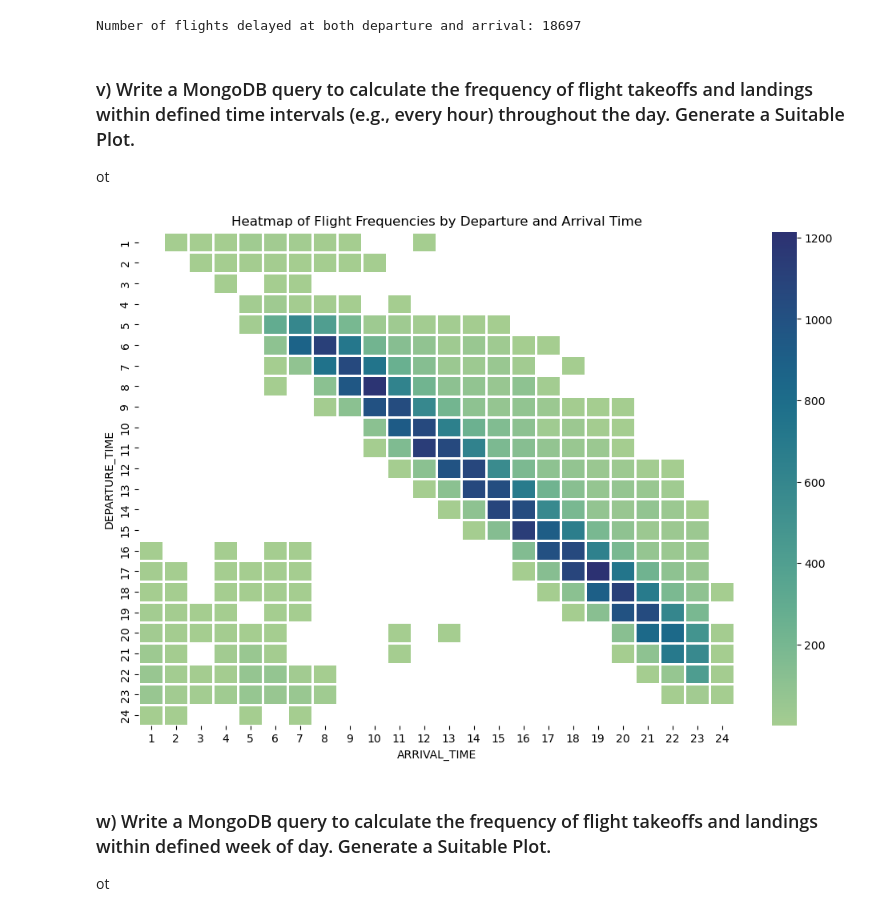
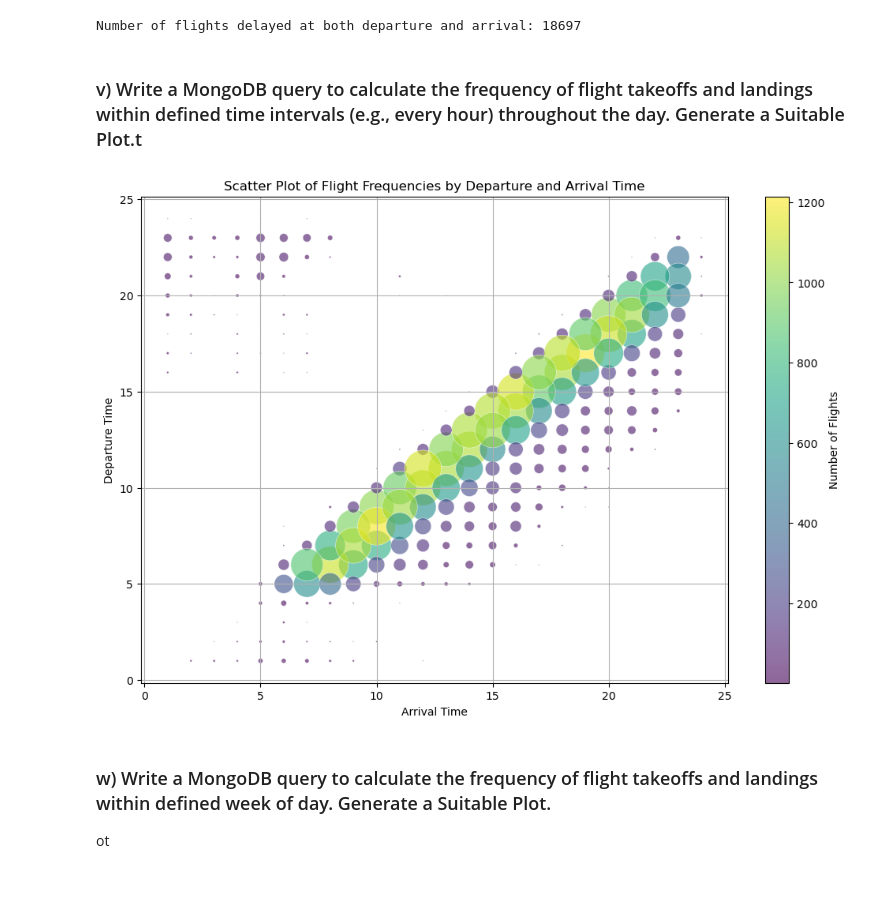
Before and after one commit to vskvj3/UST_Training, a Jupyter notebook: noSQL/Assignment.ipynb, the cells around one changed output. Saved outputs shown, nothing was run; the diff lists cells and outputs as text; code cells hidden in the pictures; blank space fills up the shorter version.

```diff
--- a/noSQL/Assignment.ipynb
+++ b/noSQL/Assignment.ipynb
@@ -556,29 +497,30 @@ print("Number of flights delayed at both departure and arrival:", list(result)[0
 # %% [output]
 Number of flights delayed at both departure and arrival: 18697
 # %% [markdown]
-### v) Write a MongoDB query to calculate the frequency of flight takeoffs and landings within defined time intervals (e.g., every hour) throughout the day. Generate a Suitable Plot.
-ot
+### v) Write a MongoDB query to calculate the frequency of flight takeoffs and landings within defined time intervals (e.g., every hour) throughout the day. Generate a Suitable Plot.t
-# %%
-flight_freq = collection.aggregate([
-    {'$match': {'DEPARTURE_TIME': {'$gt': 0}, 'ARRIVAL_TIME': {'$exists': True, '$gt': 0, '$lt':1000}}},
-    {'$group': {'_id': {'DEPARTURE_TIME': '$DEPARTURE_TIME', 'ARRIVAL_TIME': '$ARRIVAL_TIME'}, 'COUNT': {'$sum': 1}}},
-    {'$project' : {'_id':0,'DEPARTURE_TIME':'$_id.DEPARTURE_TIME','ARRIVAL_TIME':'$_id.ARRIVAL_TIME','COUNT':1}}
-])
-
-flight_freq_df = pd.DataFrame(flight_freq)
-
-plt.figure(figsize=(12, 8))
-plt.title('Heatmap of Flight Frequencies by Departure and Arrival Time')
-plt.xlabel('Arrival Time')
-plt.ylabel('Departure Time')
-
-heatmap_data = flight_freq_df.pivot(index='DEPARTURE_TIME', columns='ARRIVAL_TIME', values='COUNT')
-
-sns.heatmap(heatmap_data, cmap="crest", linewidths=1)
-
-plt.show()
-# %% [output]
-[figure, removed]
+# %%
+plt.figure(figsize=(12, 8))
+
+scatter = plt.scatter(
+    x=flight_freq_df['ARRIVAL_TIME'],
+    y=flight_freq_df['DEPARTURE_TIME'],
+    s=flight_freq_df['COUNT'],
+    c=flight_freq_df['COUNT'],
+    cmap='viridis',
+    alpha=0.6,
+    edgecolor='w',
+    linewidth=0.5
+)
+
+plt.colorbar(scatter, label='Number of Flights')
+plt.title('Scatter Plot of Flight Frequencies by Departure and Arrival Time')
+plt.xlabel('Arrival Time')
+plt.ylabel('Departure Time')
+
+plt.grid(True)
+plt.show()
+# %% [output]
+[figure, added]
 # %% [markdown]
 ### w) Write a MongoDB query to calculate the frequency of flight takeoffs and landings within defined week of day. Generate a Suitable Plot.
 ot
```
Also changed, not shown: parts of 23 cells of this notebook, 2 other files.
